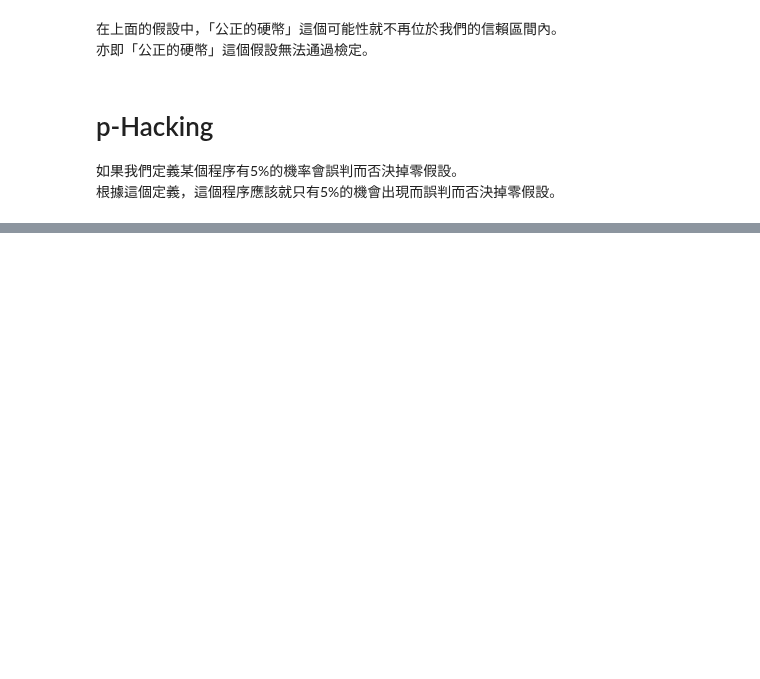
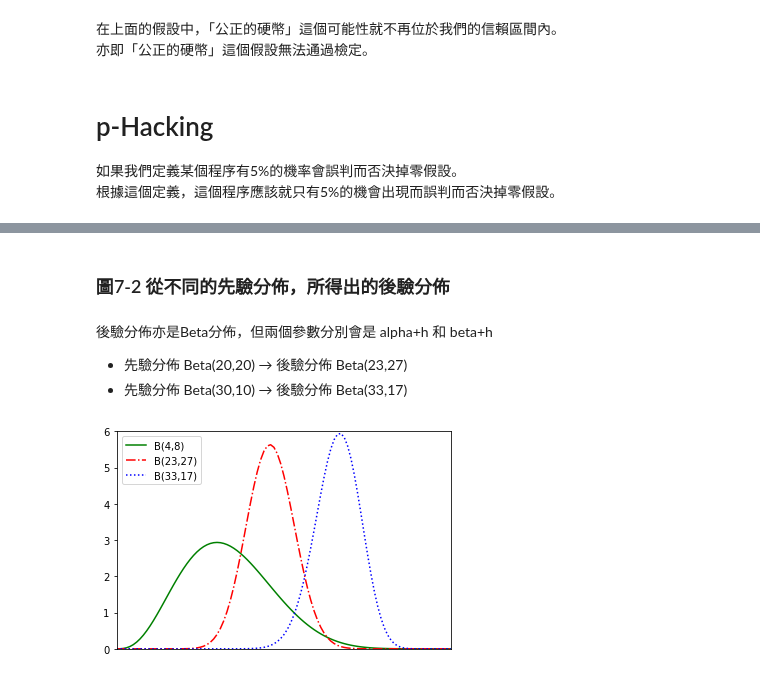
Before and after one commit to hank199599/data_science_from_scratch_reading_log, a Jupyter notebook: Chapter7.ipynb, the cells around one changed output, grey strips where cells are left out. Cells and saved outputs as stored; diff of their text form; code cells hidden in the pictures; blank space fills up the shorter version.

```diff
--- a/Chapter7.ipynb
+++ b/Chapter7.ipynb
@@ -295,0 +447,37 @@ normal_two_sided_bounds: (0.5091095927295919, 0.5708904072704082)
+# %% [markdown]
+### 圖7-2 從不同的先驗分佈，所得出的後驗分佈
+# %% [markdown]
+後驗分佈亦是Beta分佈，但兩個參數分別會是 alpha+h 和 beta+h
+* 先驗分佈 Beta(20,20) → 後驗分佈 Beta(23,27)
+* 先驗分佈 Beta(30,10) → 後驗分佈 Beta(33,17)
+# %%
+import matplotlib.pyplot as plt
+
+xs = [
+    0, 0.01, 0.02, 0.03, 0.04, 0.05, 0.06, 0.07, 0.08, 0.09,
+  0.1, 0.11, 0.12, 0.13, 0.14, 0.15, 0.16, 0.17, 0.18, 0.19,
+  0.2, 0.21, 0.22, 0.23, 0.24, 0.25, 0.26, 0.27, 0.28, 0.29,
+  0.3, 0.31, 0.32, 0.33, 0.34, 0.35, 0.36, 0.37, 0.38, 0.39,
+  0.4, 0.41, 0.42, 0.43, 0.44, 0.45, 0.46, 0.47, 0.48, 0.49,
+  0.5, 0.51, 0.52, 0.53, 0.54, 0.55, 0.56, 0.57, 0.58, 0.59,
+  0.6, 0.61, 0.62, 0.63, 0.64, 0.65, 0.66, 0.67, 0.68, 0.69,
+  0.7, 0.71, 0.72, 0.73, 0.74, 0.75, 0.76, 0.77, 0.78, 0.79,
+  0.8, 0.81, 0.82, 0.83, 0.84, 0.85, 0.86, 0.87, 0.88, 0.89,
+  0.9, 0.91, 0.92, 0.93, 0.94, 0.95, 0.96, 0.97, 0.98, 0.99,
+  1
+]
+ys_1 = [beta_pdf(num,4,8) for num in xs]
+ys_2 = [beta_pdf(num,23,27) for num in xs]
+ys_3 = [beta_pdf(num,33,17) for num in xs]
+
+plt.plot(xs,ys_1,'g-', label="B(4,8)")
+plt.plot(xs,ys_2,'r-.', label="B(23,27)")
+plt.plot(xs,ys_3,'b:', label="B(33,17)")
+plt.axis([0,1,0,6])
+
+plt.legend(loc=2)
+plt.xticks([])
+
+plt.show()
+# %% [output]
+[figure, added]
```
Also changed, not shown: parts of 23 cells of this notebook.
